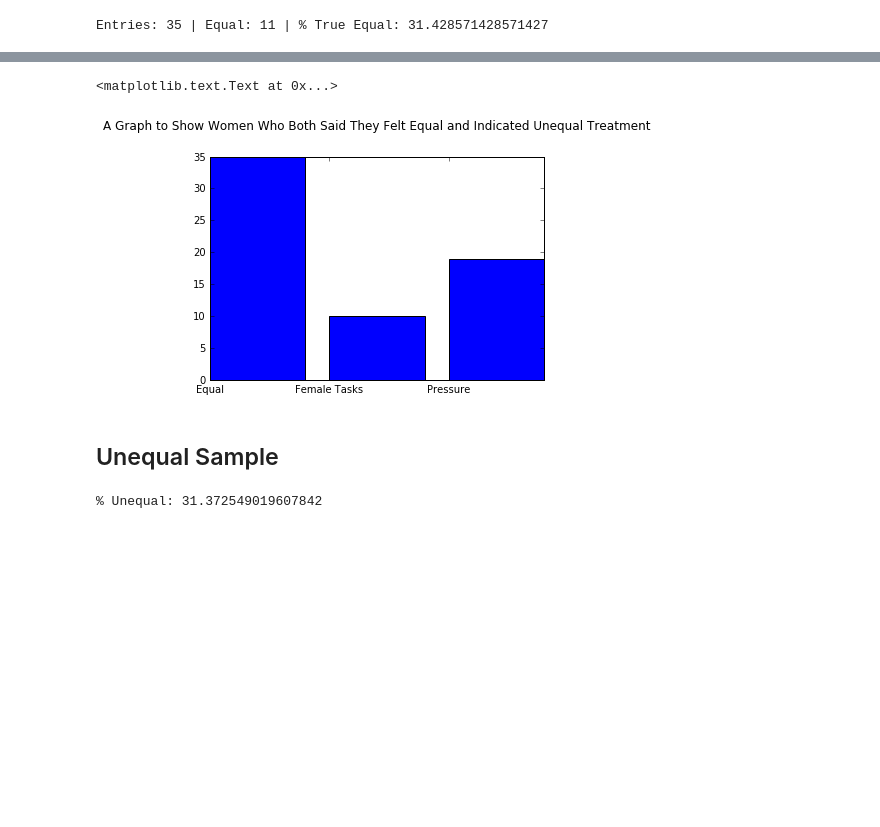
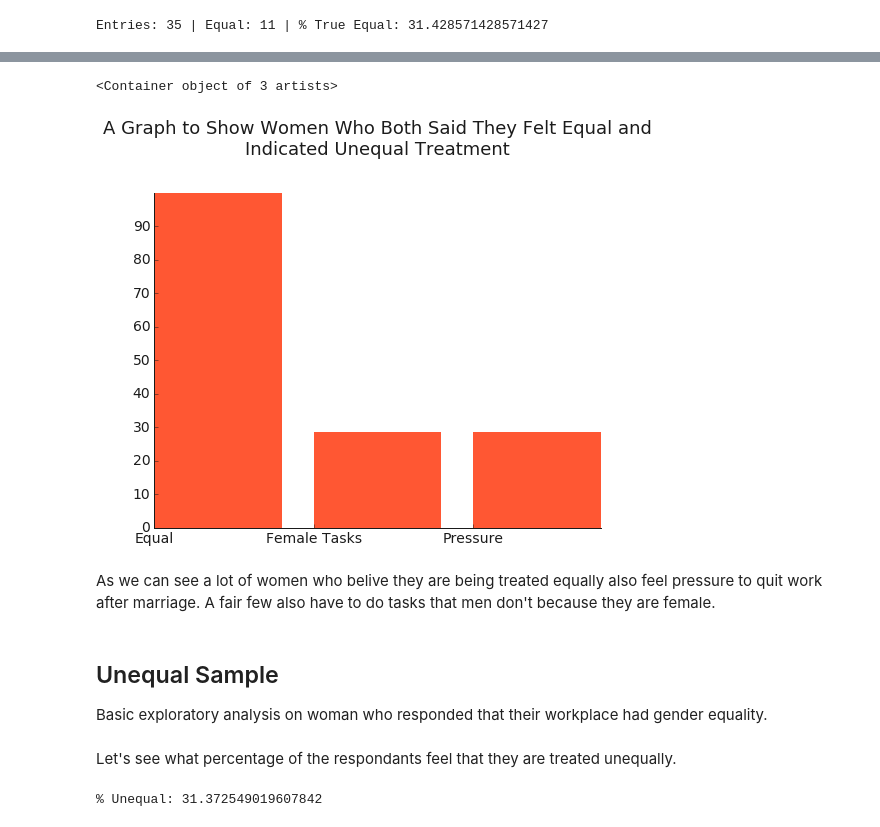
Before and after one commit to jamalmoir/notebook_playground, a Jupyter notebook: gender_equality_japanese_workplace_v2.ipynb, the cells around one changed output, grey strips where cells are left out. Drawn from its saved outputs; the diff is of its cells as text; code cells hidden in the pictures; blank space fills up the shorter version.

Commit message:
Add more exploratory analysis to gener_equality_japanese_workplace_v2

```diff
--- a/gender_equality_japanese_workplace_v2.ipynb
+++ b/gender_equality_japanese_workplace_v2.ipynb
@@ -20,3 +18,29 @@ def response_convert(r):
+# %%
+import textwrap
+
+def draw_barchart(x, y, x_ticks, y_ticks, title):
+    fig = plt.figure(figsize=(8,6))
+    ax = plt.subplot(111)
+
+    ax.spines["top"].set_visible(False)
+    ax.spines["right"].set_visible(False)
+    ax.spines['left'].set_color('#1a1a1a')
+    ax.spines['bottom'].set_color('#1a1a1a')
+
+    ax.get_xaxis().tick_bottom()
+    ax.get_yaxis().tick_left()
+
+    ax.tick_params(axis='x', colors='#1a1a1a')
+    ax.tick_params(axis='y', colors='#1a1a1a')
+
+    plt.xticks(fontsize=14, color='#1a1a1a')
+    plt.yticks(y_ticks, fontsize=14, color='#1a1a1a')
+    plt.xticks(x, x_ticks)
+
+    title = "\n".join(textwrap.wrap(title, 60))
+    plt.title(title, fontsize=18, color='#1a1a1a', y=1.1)
+
+    return ax.bar(x, y, width= 0.8, color="#ff5733", edgecolor = "none")
 # %%
 df.head()
 # %% [output]
@@ -79,18 +131,24 @@ Entries: 35 | Equal: 11 | % True Equal: 31.428571428571427
 # %%
-y = [total_equal, df_equal['Female Tasks'].sum(), df['Pressure'].sum()]
+equal_tasks_percentage = percentage(df_equal['Female Tasks'].sum(), total_equal)
+equal_pressure_percentage = percentage(df_equal['Pressure'].sum(), total_equal)
+
+y = [100, equal_tasks_percentage, equal_pressure_percentage]
 x = [0, 1, 2]
-x_labels = ['Equal', 'Female Tasks', 'Pressure']
+x_ticks = ['Equal', 'Female Tasks', 'Pressure']
+y_ticks = range(0, 100, 10)
+title = 'A Graph to Show Women Who Both Said They Felt Equal and Indicated Unequal Treatment'
 
-fig = plt.figure()
-ax = plt.subplot(111)
-plt.xticks(x, x_labels)
-ax.bar(x, y, width=0.8)
-plt.title("A Graph to Show Women Who Both Said They Felt Equal and Indicated Unequal Treatment", y=1.1)
+draw_barchart(x, y, x_ticks, y_ticks, title)
 # %% [output]
-<matplotlib.text.Text at 0x...>
+<Container object of 3 artists>
-[figure, old version]
+[figure, new version]
-# %% [markdown]
-## Unequal Sample
+# %% [markdown]
+As we can see a lot of women who belive they are being treated equally also feel pressure to quit work after marriage. A fair few also have to do tasks that men don't because they are female.
+# %% [markdown]
+## Unequal Sample
+Basic exploratory analysis on woman who responded that their workplace had gender equality.
+# %% [markdown]
+Let's see what percentage of the respondants feel that they are treated unequally.
 # %%
 df_unequal = df.loc[df['Unequal'] == 1, ['Female Tasks', 'Male Maternity', 'Pressure']]
 total_unequal = len(df_unequal)
```
Also changed, not shown: parts of 37 cells of this notebook.
